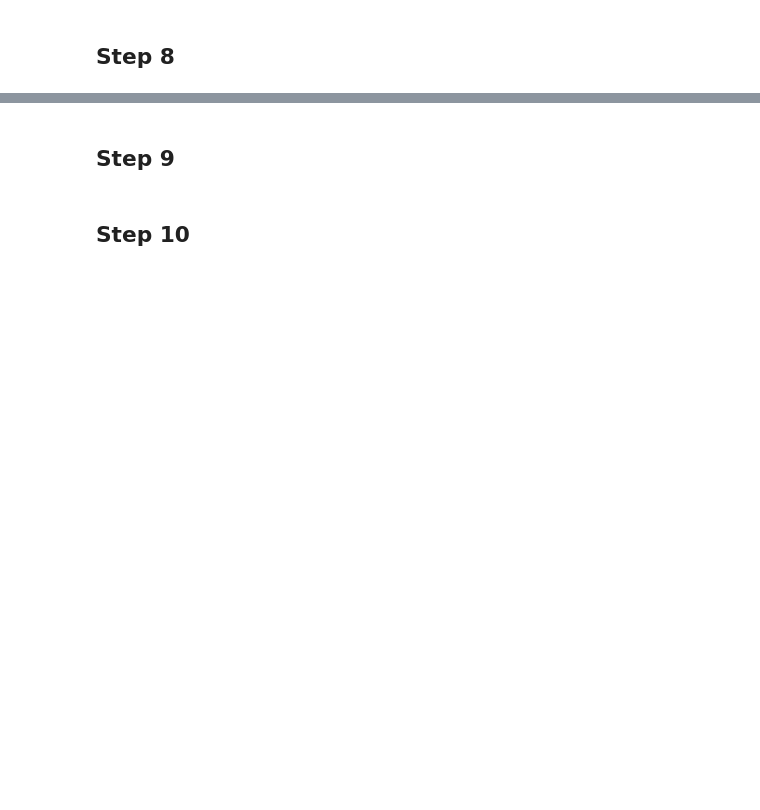
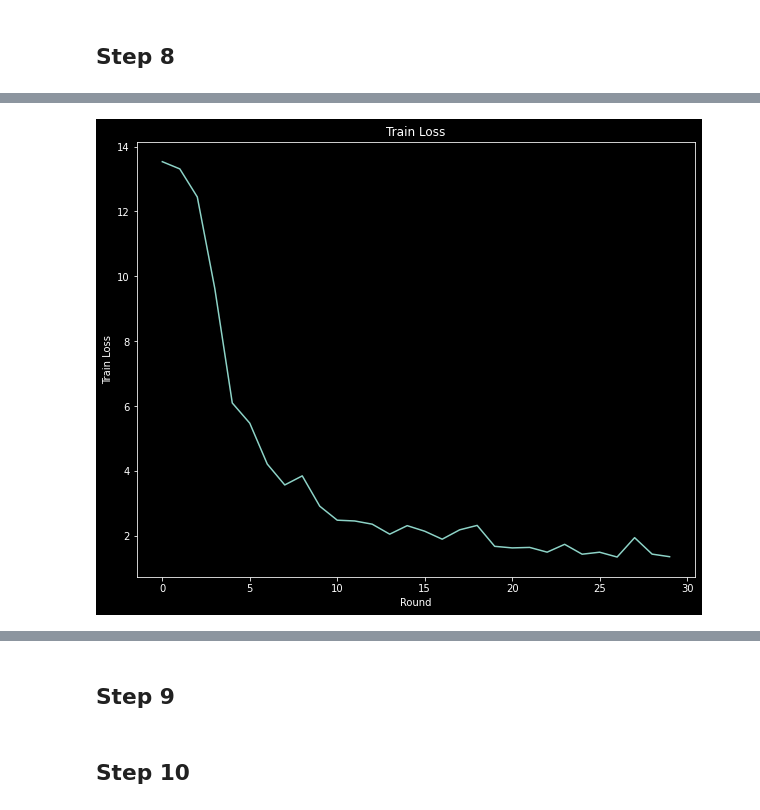
Before and after one commit to ilias-ant/recommender-systems, a Jupyter notebook: federated-learning-based-RS.ipynb, the cells around one changed output, grey strips where cells are left out. Drawn from its saved outputs; the diff is of its cells as text; code cells hidden in the pictures; blank space fills up the shorter version.

```diff
--- a/federated-learning-based-RS.ipynb
+++ b/federated-learning-based-RS.ipynb
@@ -548,0 +616,9 @@ plt.show()
+# %%
+training_process = tff.learning.reconstruction.build_training_process(
+    model_fn=model_fn,
+    loss_fn=loss_fn,
+    metrics_fn=metrics_fn,
+    server_optimizer_fn=lambda: tf.keras.optimizers.SGD(1.0),
+    client_optimizer_fn=lambda: tf.keras.optimizers.SGD(0.5),
+    reconstruction_optimizer_fn=lambda: tf.keras.optimizers.SGD(0.1),
+)
@@ -548,0 +632,4 @@ plt.show()
+# %%
+state = training_process.initialize()
+
+print(state.model)
@@ -548,0 +660,3 @@ plt.show()
+# %%
+federated_train_data = np.random.choice(tf_trainsets, size=50, replace=False).tolist()
+state, metrics = training_process.next(state, federated_train_data)
@@ -548,0 +667,14 @@ plt.show()
+# %%
+train_losses, train_accs = [], []
+
+state = training_process.initialize()
+
+# This may take a couple minutes to run.
+for i in range(NUM_ROUNDS):
+    federated_train_data = np.random.choice(
+        tf_trainsets, size=50, replace=False
+    ).tolist()
+    state, metrics = training_process.next(state, federated_train_data)
+    print(f"Train round {i}:", metrics["train"])
+    train_losses.append(metrics["train"]["loss"])
+    train_accs.append(metrics["train"]["rating_accuracy"])
@@ -548,0 +699,10 @@ plt.show()
+# %%
+plt.style.use("dark_background")
+plt.rcParams["figure.figsize"] = [10, 8]
+plt.plot(range(NUM_ROUNDS), train_losses)
+plt.ylabel("Train Loss")
+plt.xlabel("Round")
+plt.title("Train Loss")
+plt.show()
+# %% [output]
+[figure, added]
```
Also changed, not shown: parts of 38 cells of this notebook, 3 other files.
